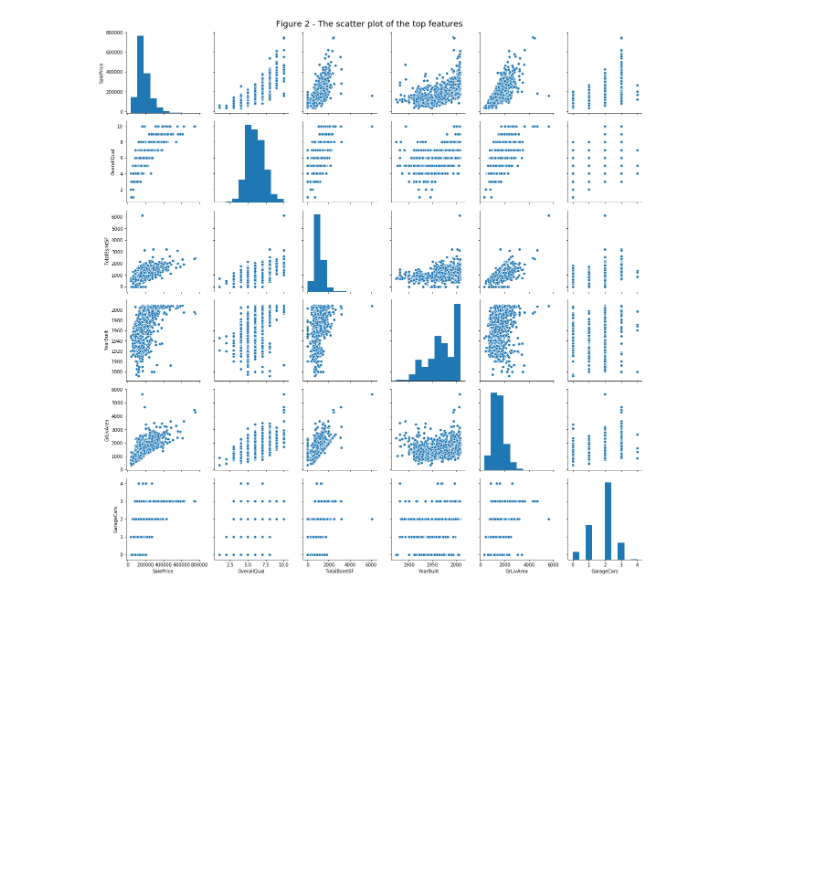
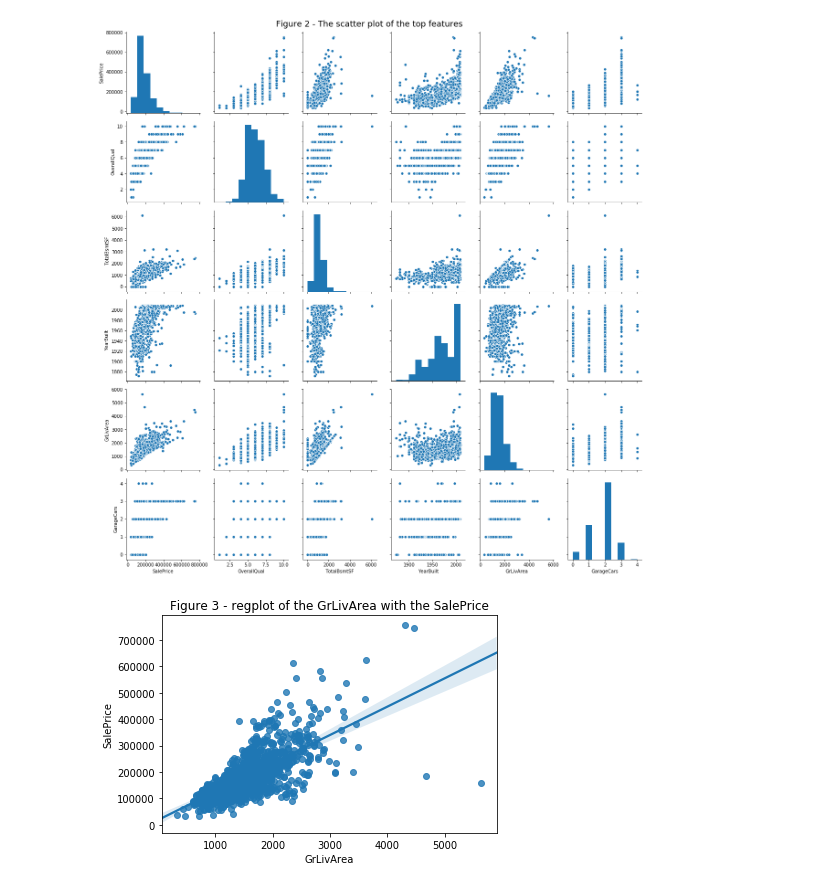
Before and after one commit to abdullahwaqar/house_price_predictor, a Jupyter notebook: explore.ipynb, the cells around one changed output. Drawn from its saved outputs; the diff is of its cells as text; code cells hidden in the pictures; blank space fills up the shorter version.

```diff
--- a/explore.ipynb
+++ b/explore.ipynb
@@ -32,3 +34,12 @@ plt.tight_layout()
 plt.show();
 # %% [output]
 [figure]
+# %%
+# regplot of GrLivArea/SalePrice
+ax = sns.regplot(x=data_aux['GrLivArea'], y=data_aux['SalePrice'])
+plt.ylabel('SalePrice', fontsize= 10)
+plt.xlabel('GrLivArea', fontsize= 10)
+plt.title('Figure 3 - regplot of the GrLivArea with the SalePrice', fontsize= 12)
+plt.show();
+# %% [output]
+[figure, added]
```
Also changed, not shown: parts of 17 cells of this notebook, 6 other files.
